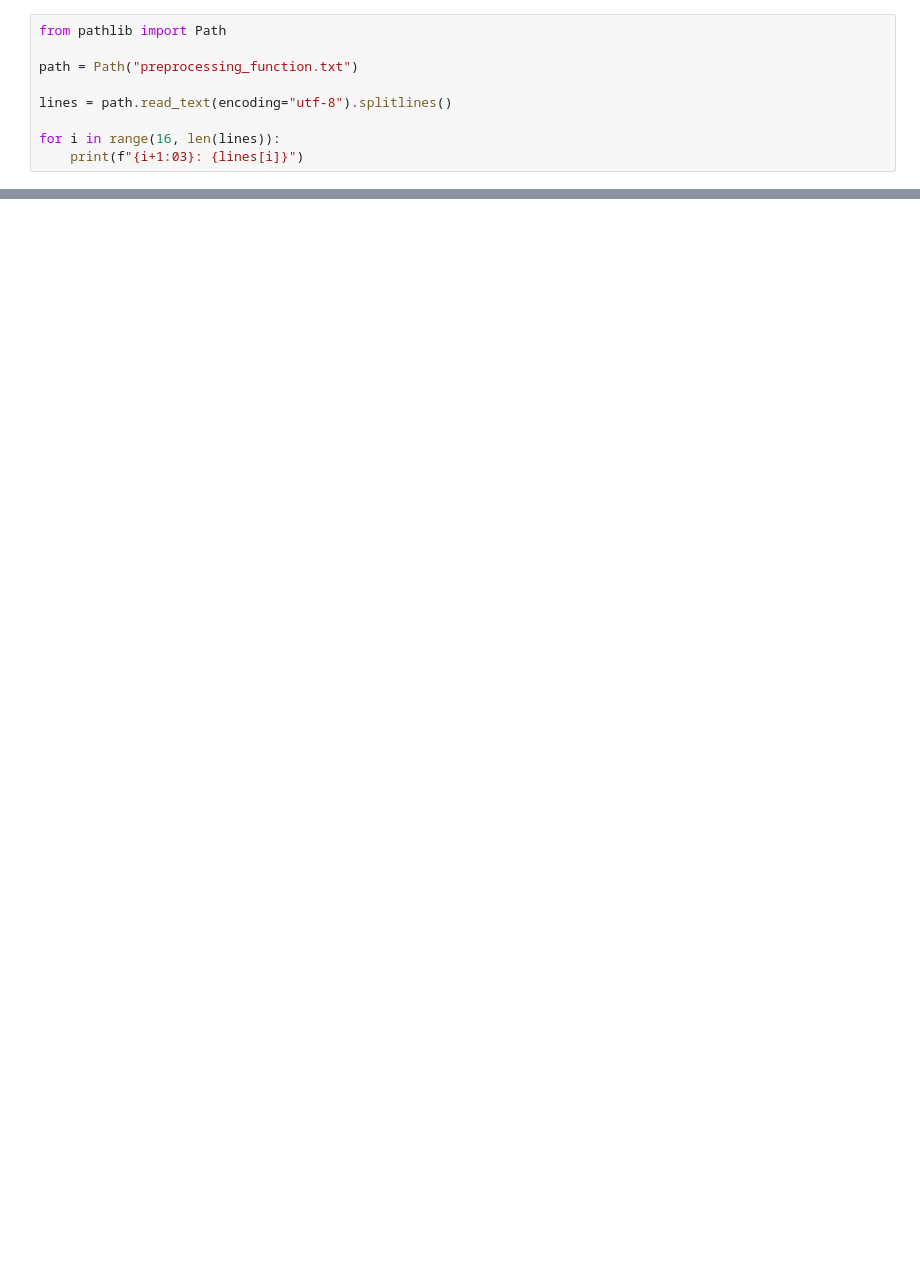
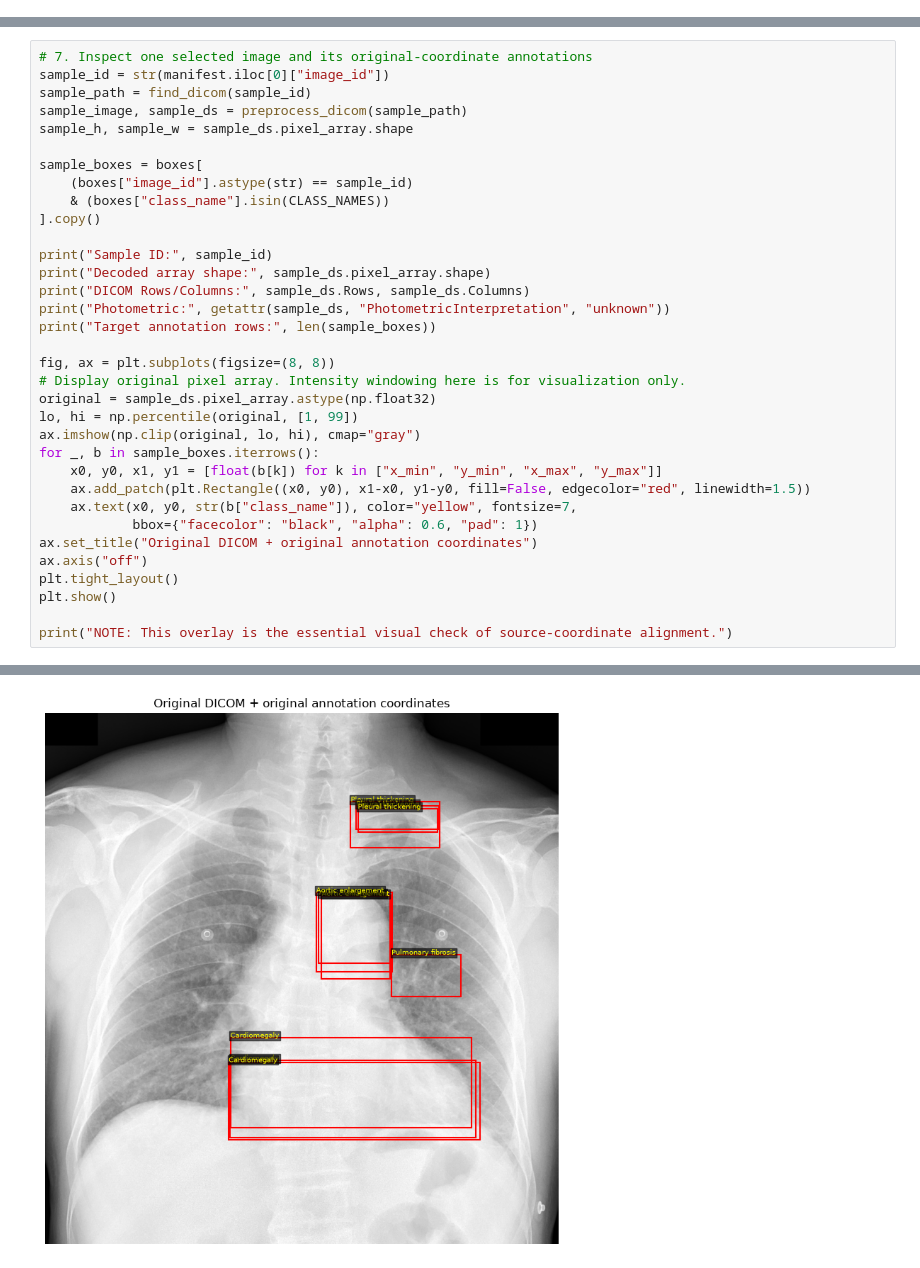
Before and after one commit to Angelinamoses/chest-xray-ai-annotation, a Jupyter notebook: notebooks/02_mask_generation.ipynb, the cells around one changed output, grey strips where cells are left out. Drawn from its saved outputs; the diff is of its cells as text; blank space fills up the shorter version.

Commit message:
Implement code changes to enhance functionality and improve performance

```diff
--- a/notebooks/02_mask_generation.ipynb
+++ b/notebooks/02_mask_generation.ipynb
@@ -943,9 +0,0 @@ Total lines: 46
-# %%
-from pathlib import Path
-
-path = Path("preprocessing_function.txt")
-
-lines = path.read_text(encoding="utf-8").splitlines()
-
-for i in range(16, len(lines)):
-    print(f"{i+1:03}: {lines[i]}")
@@ -970,0 +266,35 @@ Error:
+# %%
+# 7. Inspect one selected image and its original-coordinate annotations
+sample_id = str(manifest.iloc[0]["image_id"])
+sample_path = find_dicom(sample_id)
+sample_image, sample_ds = preprocess_dicom(sample_path)
+sample_h, sample_w = sample_ds.pixel_array.shape
+
+sample_boxes = boxes[
+    (boxes["image_id"].astype(str) == sample_id)
+    & (boxes["class_name"].isin(CLASS_NAMES))
+].copy()
+
+print("Sample ID:", sample_id)
+print("Decoded array shape:", sample_ds.pixel_array.shape)
+print("DICOM Rows/Columns:", sample_ds.Rows, sample_ds.Columns)
+print("Photometric:", getattr(sample_ds, "PhotometricInterpretation", "unknown"))
+print("Target annotation rows:", len(sample_boxes))
+
+fig, ax = plt.subplots(figsize=(8, 8))
+# Display original pixel array. Intensity windowing here is for visualization only.
+original = sample_ds.pixel_array.astype(np.float32)
+lo, hi = np.percentile(original, [1, 99])
+ax.imshow(np.clip(original, lo, hi), cmap="gray")
+for _, b in sample_boxes.iterrows():
+    x0, y0, x1, y1 = [float(b[k]) for k in ["x_min", "y_min", "x_max", "y_max"]]
+    ax.add_patch(plt.Rectangle((x0, y0), x1-x0, y1-y0, fill=False, edgecolor="red", linewidth=1.5))
+    ax.text(x0, y0, str(b["class_name"]), color="yellow", fontsize=7,
+            bbox={"facecolor": "black", "alpha": 0.6, "pad": 1})
+ax.set_title("Original DICOM + original annotation coordinates")
+ax.axis("off")
+plt.tight_layout()
+plt.show()
+
+print("NOTE: This overlay is the essential visual check of source-coordinate alignment.")
+# %% [output]
@@ -970,0 +306 @@ Error:
+[figure, added]
```
Also changed, not shown: parts of 38 cells of this notebook.
